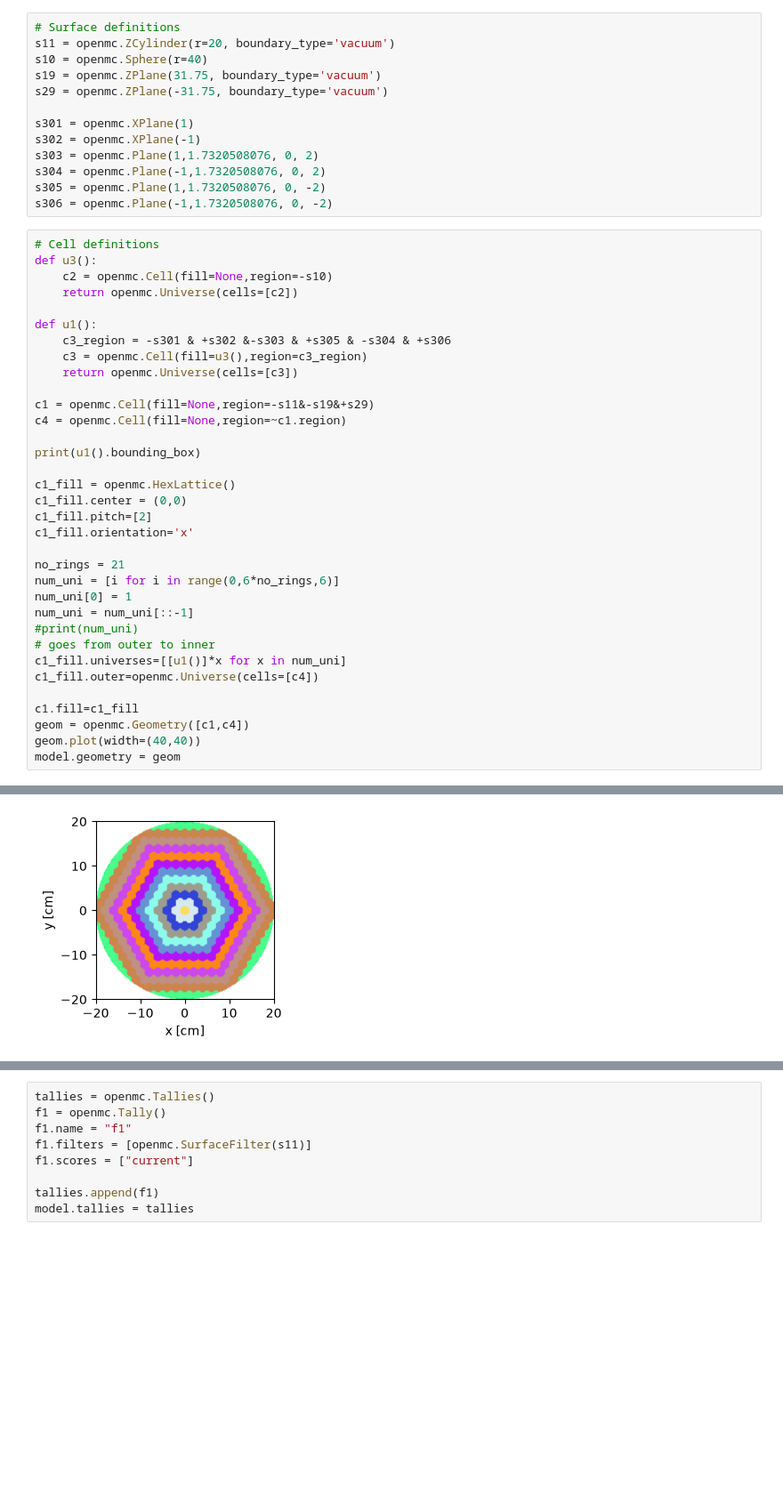
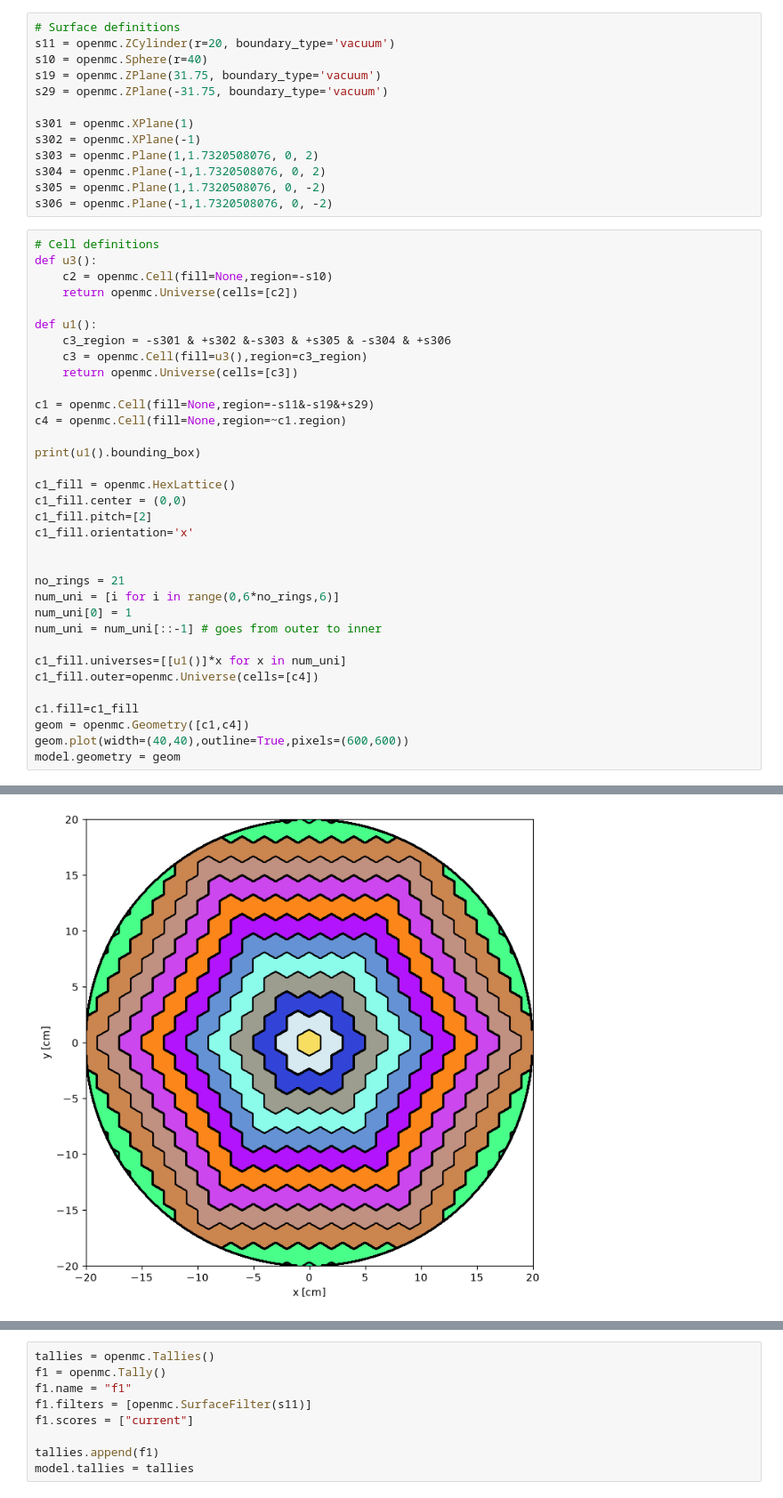
Before and after one commit to johvincau/mcnp-primer-to-openmc, a Jupyter notebook: ex23_lattice_hex.ipynb, the cells around one changed output, grey strips where cells are left out. Shown at 89% size. Drawn from its saved outputs; the diff is of its cells as text; blank space fills up the shorter version.

```diff
--- a/ex23_lattice_hex.ipynb
+++ b/ex23_lattice_hex.ipynb
@@ -28,38 +28,38 @@ s306 = openmc.Plane(-1,1.7320508076, 0, -2)
 def u3():
     c2 = openmc.Cell(fill=None,region=-s10)
     return openmc.Universe(cells=[c2])
 
 def u1():
     c3_region = -s301 & +s302 &-s303 & +s305 & -s304 & +s306
     c3 = openmc.Cell(fill=u3(),region=c3_region)
     return openmc.Universe(cells=[c3])
 
 c1 = openmc.Cell(fill=None,region=-s11&-s19&+s29)
 c4 = openmc.Cell(fill=None,region=~c1.region)
 
 print(u1().bounding_box)
 
 c1_fill = openmc.HexLattice()
 c1_fill.center = (0,0)
 c1_fill.pitch=[2]
 c1_fill.orientation='x'
 
+
 no_rings = 21
 num_uni = [i for i in range(0,6*no_rings,6)]
 num_uni[0] = 1
-num_uni = num_uni[::-1]
-#print(num_uni)
-# goes from outer to inner
+num_uni = num_uni[::-1] # goes from outer to inner
+
 c1_fill.universes=[[u1()]*x for x in num_uni]
 c1_fill.outer=openmc.Universe(cells=[c4])
 
 c1.fill=c1_fill
 geom = openmc.Geometry([c1,c4])
-geom.plot(width=(40,40))
+geom.plot(width=(40,40),outline=True,pixels=(600,600))
 model.geometry = geom
 # %% [output]
 BoundingBox(lower_left=(-1.0, -inf, -inf), upper_right=(1.0, inf, inf))
-[figure, old version]
+[figure, new version]
 # %%
 settings = openmc.Settings()
 settings.run_mode='fixed source'
```
Also changed, not shown: parts of 2 cells of this notebook, 39 other files.
